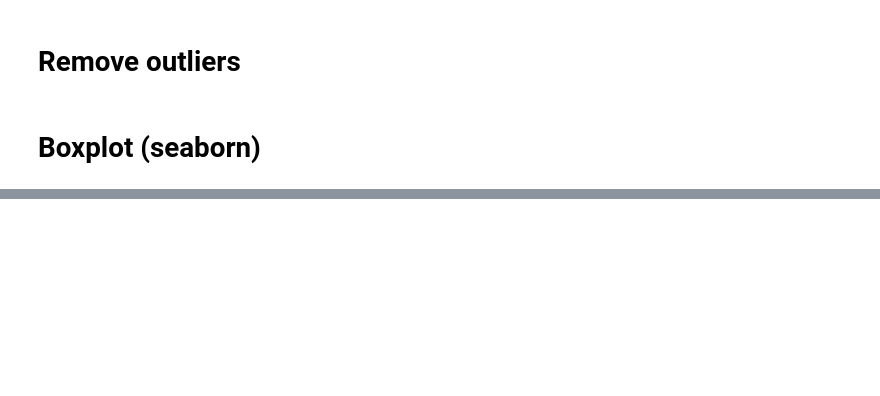
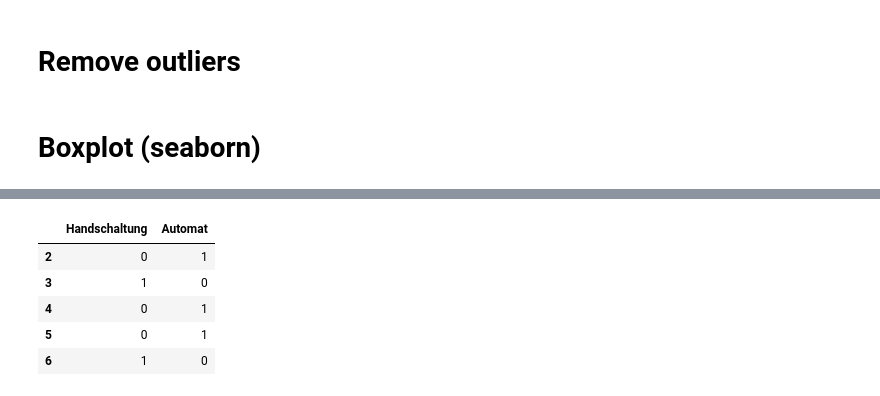
Before and after one commit to AleCecc/DA-SemesterProjekt, a Jupyter notebook: DA-Semesterprojekt.ipynb, the cells around one changed output, grey strips where cells are left out. Cells and saved outputs as stored; diff of their text form; code cells hidden in the pictures; blank space fills up the shorter version.

```diff
--- a/DA-Semesterprojekt.ipynb
+++ b/DA-Semesterprojekt.ipynb
@@ -277,0 +298,3 @@ sns.boxplot(x=df_filtered['price_raw'], color="greenyellow")
+# %%
+df_model=df[['year_raw','ps_raw','gear_raw','fuel_raw','price_raw']]
+print(df_model)
@@ -277,0 +316,10 @@ sns.boxplot(x=df_filtered['price_raw'], color="greenyellow")
+# %%
+Handschaltung= pd.get_dummies(df_model['gear_raw'], drop_first=False)
+Handschaltung[['Handschaltung', 'Automat']].head()
+# %% [output]
+|  | Handschaltung | Automat |
+| 2 | 0 | 1 |
+| 3 | 1 | 0 |
+| 4 | 0 | 1 |
+| 5 | 0 | 1 |
+| 6 | 1 | 0 |
```
Also changed, not shown: parts of 39 cells of this notebook, 1 other file.
